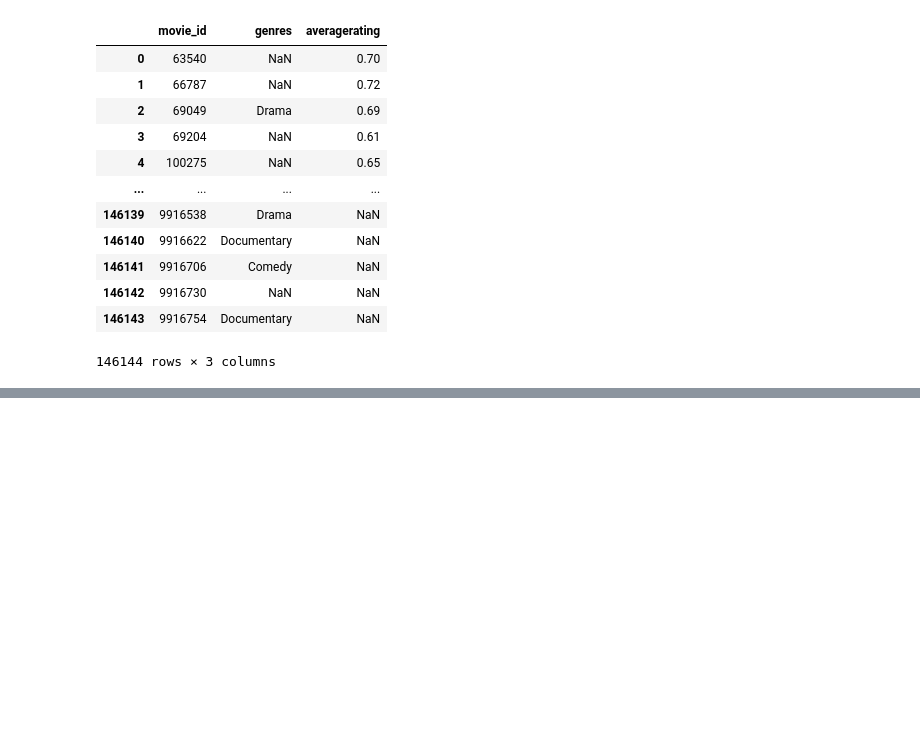
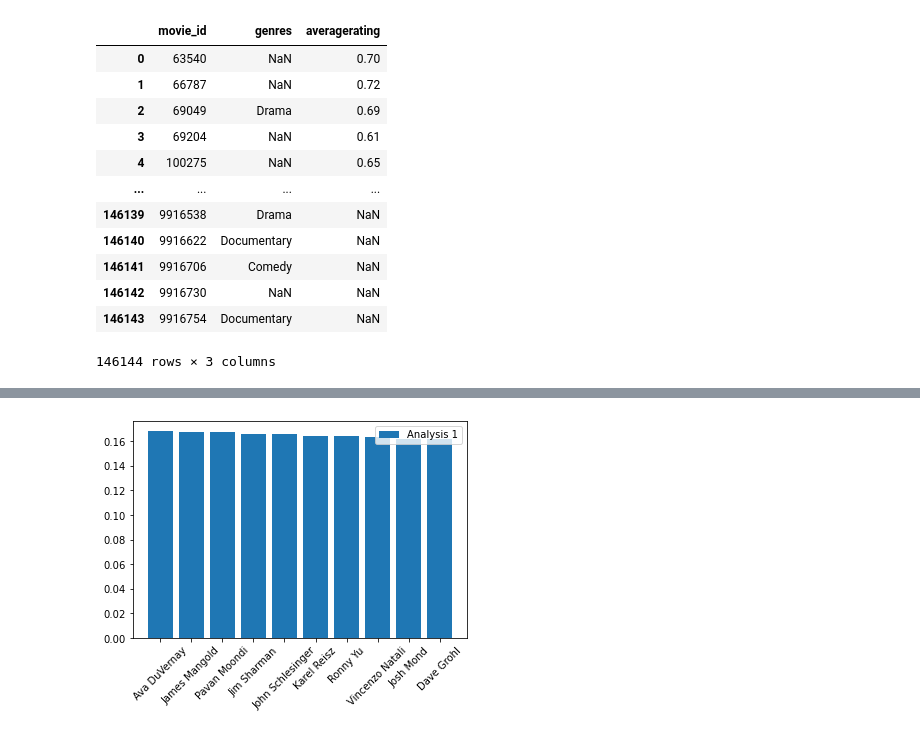
Before and after one commit to jwargodeloitte/intensive-final-project, a Jupyter notebook: SE_Data_Analysis.ipynb, the cells around one changed output, grey strips where cells are left out. Drawn from its saved outputs; the diff is of its cells as text; code cells hidden in the pictures; blank space fills up the shorter version.

Commit message:
Analysis for one of the 3 recommendations

```diff
--- a/SE_Data_Analysis.ipynb
+++ b/SE_Data_Analysis.ipynb
@@ -473,5 +539,9 @@ movie_basics_genres_ratings_df
 # %%
 # Comparing director column to rotten/fresh column -- info df to reviews df using id to connect
 
-join_info_reviews = info.join(reviews,how = 'inner')
+join_info_reviews = info.merge(reviews, how = 'inner', on='id')
+
+join_info_reviews = join_info_reviews.dropna(subset =['rating_y'])
+
+join_info_reviews.head()
 # %% [output]
@@ -478,0 +554,8 @@ NameError: name 'info' is not defined
+# %%
+
+director_rating = join_info_reviews.groupby('director').mean()
+
+#director_rating['rating_y']
+sorted_df = director_rating.sort_values(by='rating_y',ascending=False)
+
+sorted_df.head(60)
@@ -478,0 +596,13 @@ NameError: name 'info' is not defined
+# %%
+plt.bar(x =sorted_df.iloc[55:65].index, height = 'rating_y',data = sorted_df.iloc[55:65], label = 'Analysis 1')
+
+plt.xticks(rotation=45)
+#sorted_df.iloc[:10].plt(type='bar')
+
+#plt.title('Director vs Fresh vs Rotten')
+plt.legend()
+
+#shows final output
+plt.show()
+# %% [output]
+[figure, added]
```
Also changed, not shown: parts of 33 cells of this notebook.
